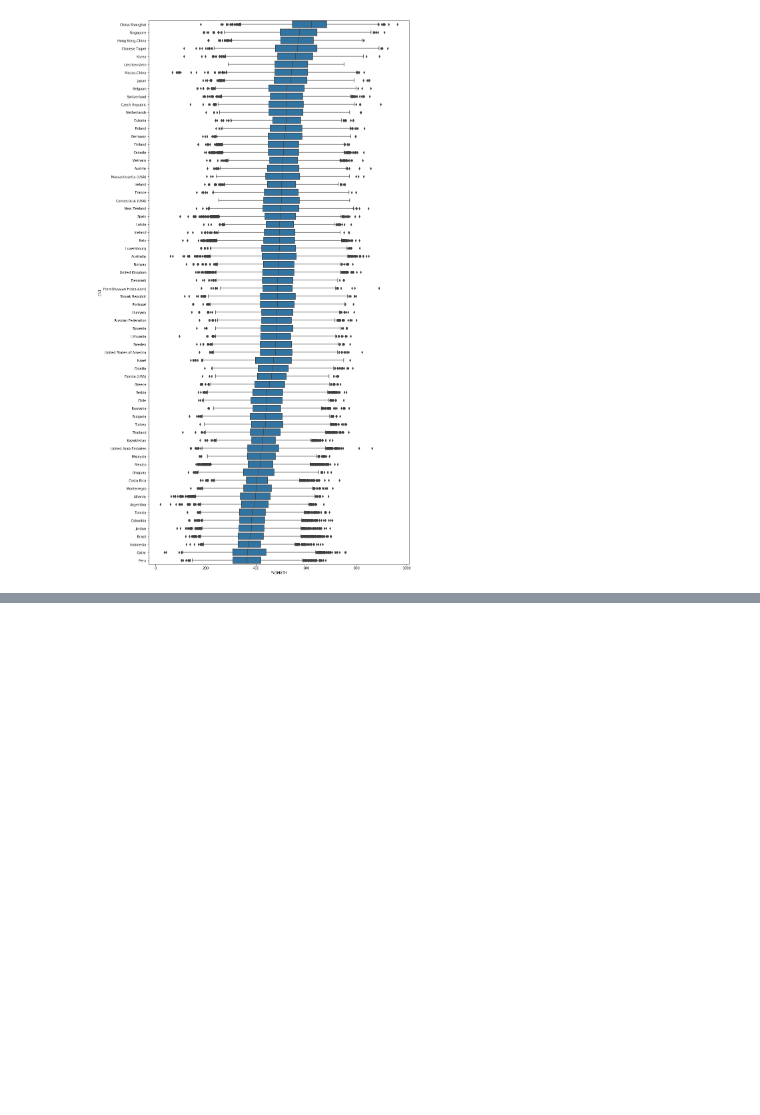
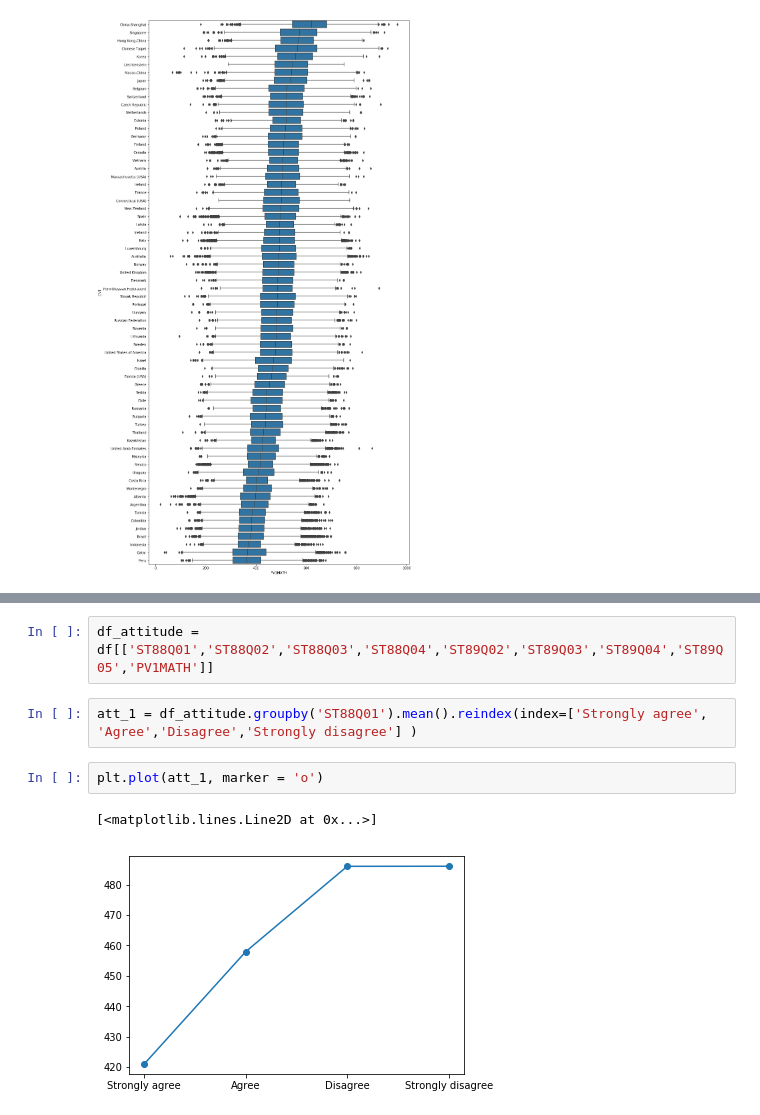
Before and after one commit to jgu1989/UdacityDataAnalystNanodegree, a Jupyter notebook: 5_Communicate_Data_Findings/pisa.ipynb, the cells around one changed output, grey strips where cells are left out. Cells and saved outputs as stored; diff of their text form; blank space fills up the shorter version.

```diff
--- a/5_Communicate_Data_Findings/pisa.ipynb
+++ b/5_Communicate_Data_Findings/pisa.ipynb
@@ -170,0 +220,9 @@ sns.boxplot(y= 'CNT', x='PV1MATH', data=df_loc, orient="h", color = base_color,
+# %%
+df_attitude = df[['ST88Q01','ST88Q02','ST88Q03','ST88Q04','ST89Q02','ST89Q03','ST89Q04','ST89Q05','PV1MATH']]
+# %%
+att_1 = df_attitude.groupby('ST88Q01').mean().reindex(index=['Strongly agree', 'Agree','Disagree','Strongly disagree'] )
+# %%
+plt.plot(att_1, marker = 'o')
+# %% [output]
+[<matplotlib.lines.Line2D at 0x...>]
+[figure, added]
```
Also changed, not shown: parts of 6 cells of this notebook.
